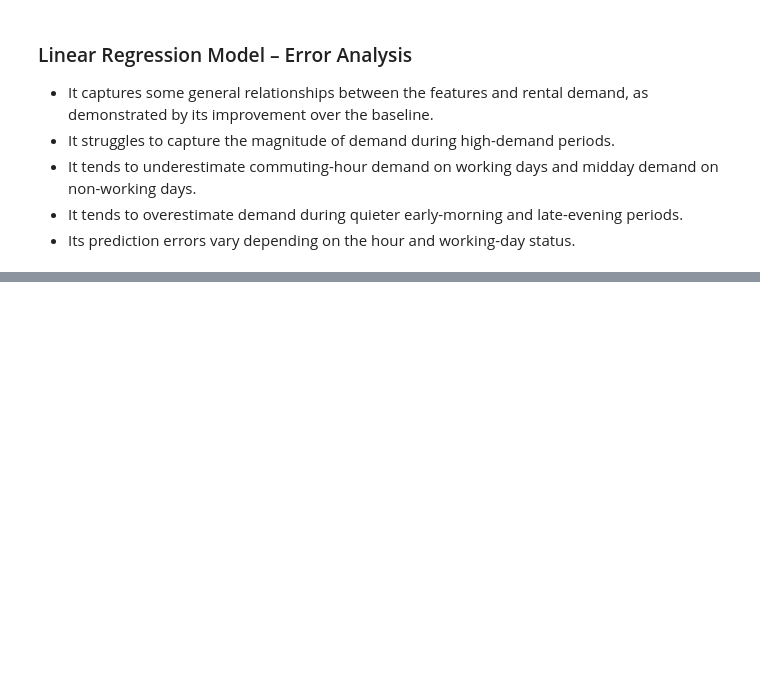
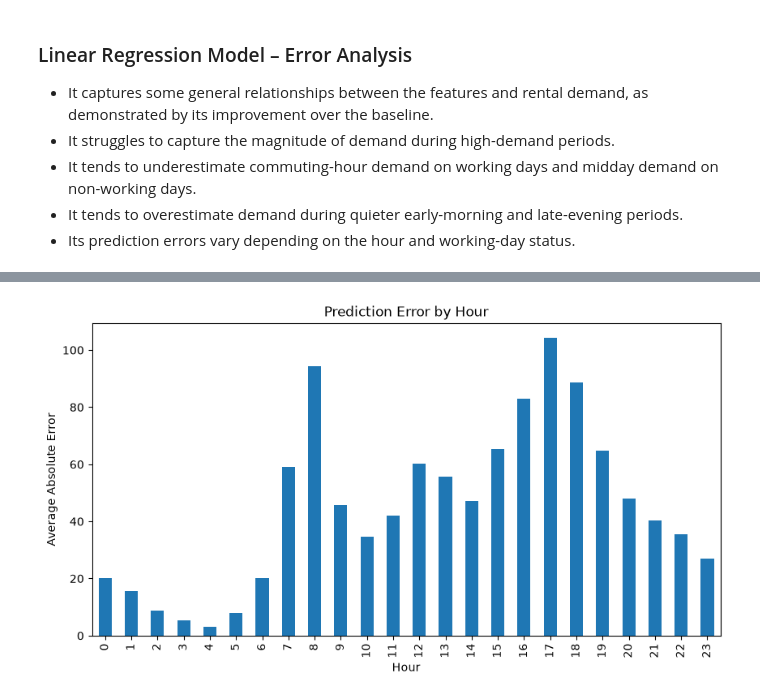
Before and after one commit to GregJackalis/bike-rental-demand-predictor, a Jupyter notebook: notebooks/prediction.ipynb, the cells around one changed output, grey strips where cells are left out. Cells and saved outputs as stored; diff of their text form; code cells hidden in the pictures; blank space fills up the shorter version.

```diff
--- a/notebooks/prediction.ipynb
+++ b/notebooks/prediction.ipynb
@@ -752,0 +821,18 @@ plt.show()
+# %%
+error_df = pd.DataFrame({
+    "hr": test_features["hr"],
+    "absolute_error": np.abs(test_targets - forest_predictions),
+    "workingday": test_features["workingday"],
+    "residual": test_targets - forest_predictions
+})
+
+error_by_hour = error_df.groupby("hr")["absolute_error"].mean()
+
+error_by_hour.plot(kind="bar", figsize=(10, 5))
+
+plt.xlabel("Hour")
+plt.ylabel("Average Absolute Error")
+plt.title("Prediction Error by Hour")
+plt.show()
+# %% [output]
+[figure, added]
```
Also changed, not shown: parts of 26 cells of this notebook.
